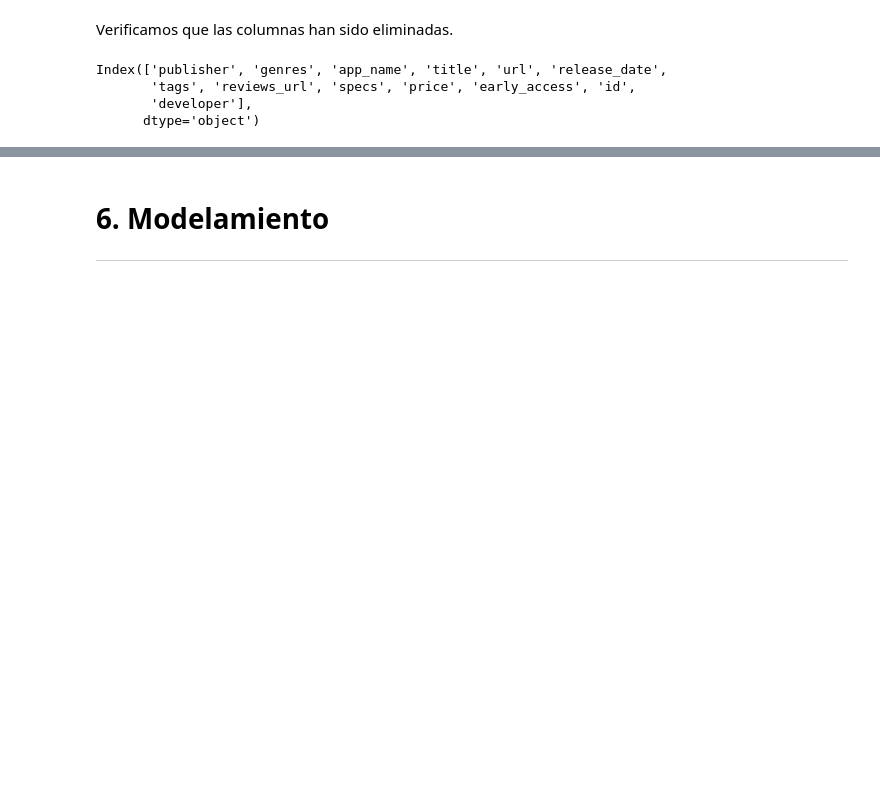
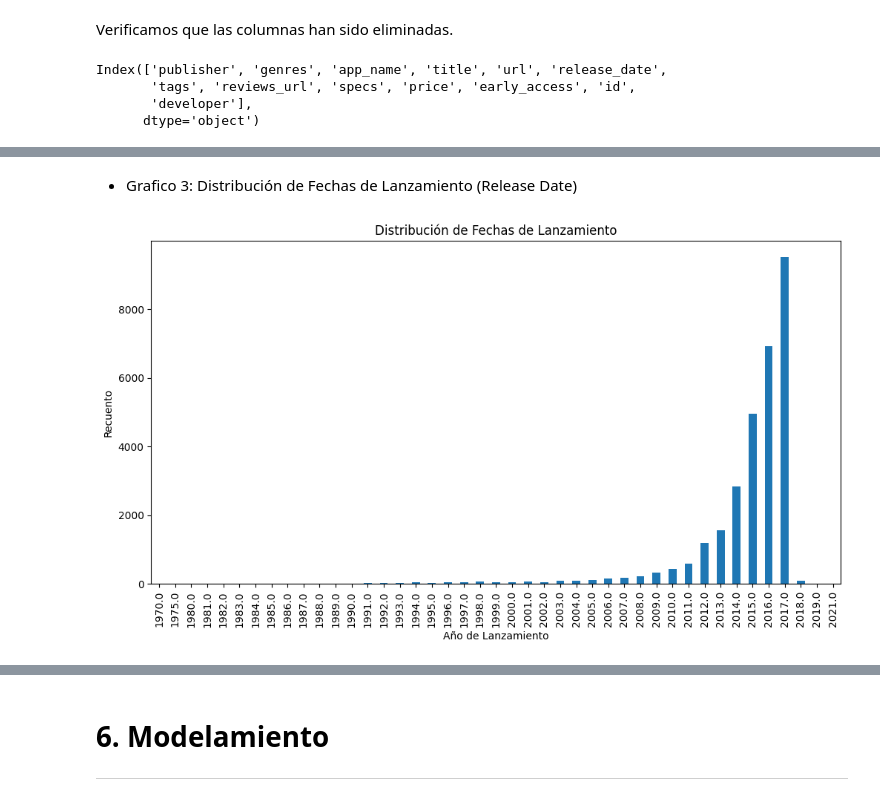
Before and after one commit to JPBertonee/PI_MLOps_Henry, a Jupyter notebook: Desarrollo.ipynb, the cells around one changed output, grey strips where cells are left out. Saved outputs shown, nothing was run; the diff lists cells and outputs as text; code cells hidden in the pictures; blank space fills up the shorter version.

```diff
--- a/Desarrollo.ipynb
+++ b/Desarrollo.ipynb
@@ -1034,0 +1073,11 @@ Index(['publisher', 'genres', 'app_name', 'title', 'url', 'release_date',
+# %% [markdown]
+- Grafico 3: Distribución de Fechas de Lanzamiento (Release Date)
+# %%
+plt.figure(figsize=(12, 6))
+df_games_full['release_date'].dt.year.value_counts().sort_index().plot(kind='bar')
+plt.title('Distribución de Fechas de Lanzamiento')
+plt.xlabel('Año de Lanzamiento')
+plt.ylabel('Recuento')
+plt.show()
+# %% [output]
+[figure, added]
```
Also changed, not shown: parts of 12 cells of this notebook.
